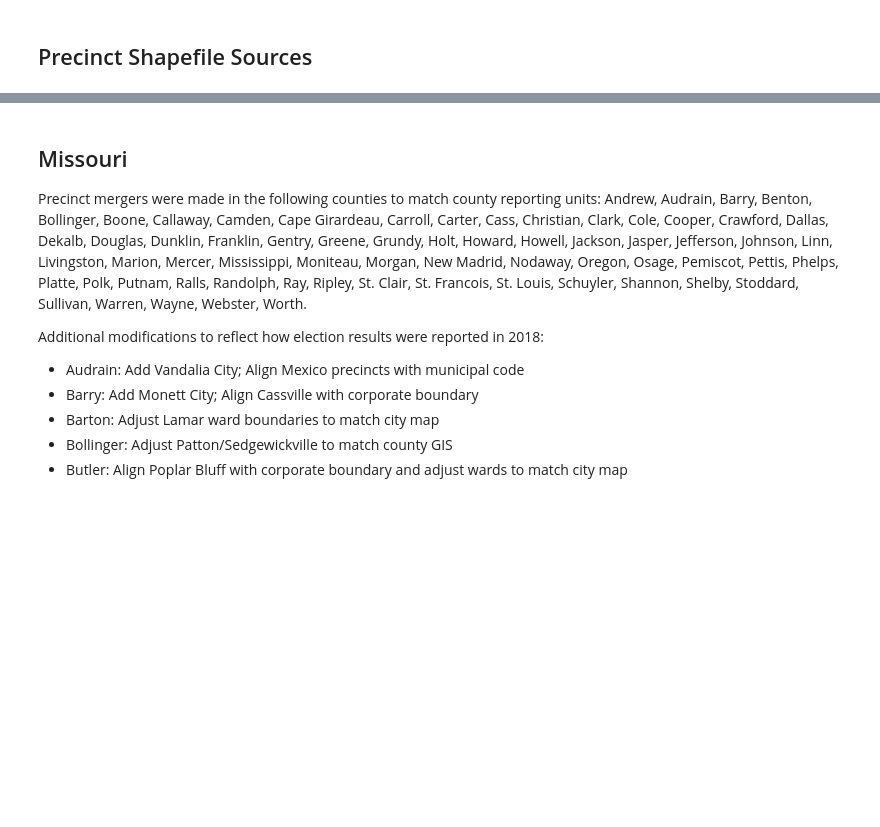
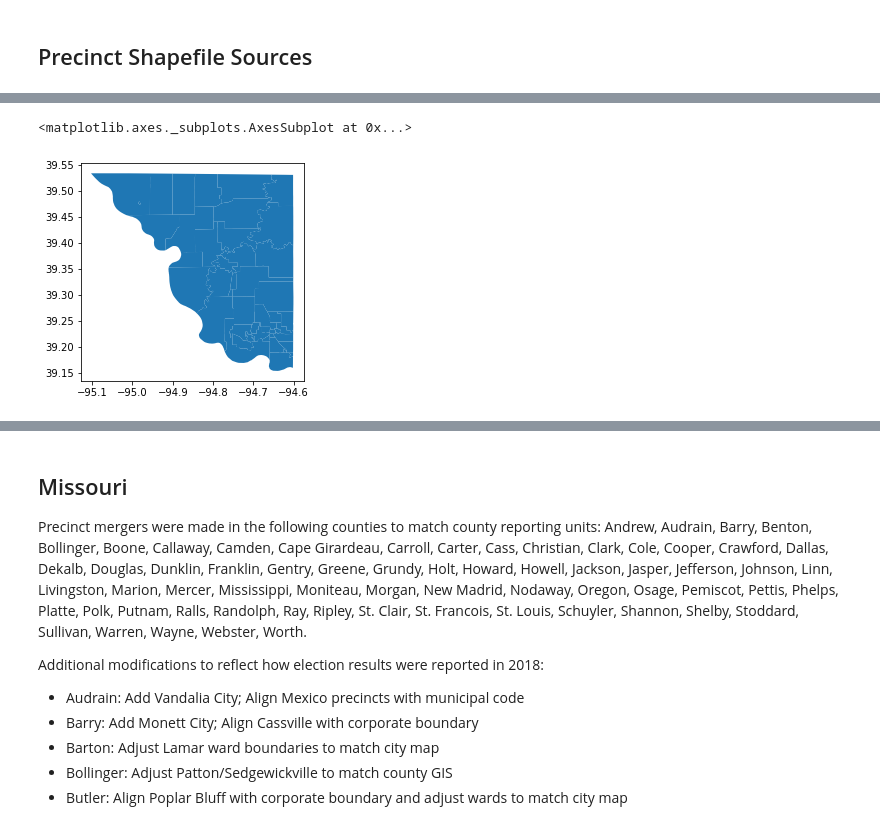
Before and after one commit to nonpartisan-redistricting-datahub/pdv-mo, a Jupyter notebook: vest-mo-2018/VEST_MO_18_replication.ipynb, the cells around one changed output, grey strips where cells are left out. Saved outputs shown, nothing was run; the diff lists cells and outputs as text; code cells hidden in the pictures; blank space fills up the shorter version.

```diff
--- a/vest-mo-2018/VEST_MO_18_replication.ipynb
+++ b/vest-mo-2018/VEST_MO_18_replication.ipynb
@@ -155,0 +270,6 @@ The following counties instead used maps or shapefiles sourced from the respecti
+# %%
+platte_shape = gp.read_file("./raw-from-source/Census/2020_VTD/tl_2020_29_all/tl_2020_29165_vtd20.shp")
+platte_shape.plot()
+# %% [output]
+<matplotlib.axes._subplots.AxesSubplot at 0x...>
+[figure, added]
```
Also changed, not shown: parts of 18 cells of this notebook.
